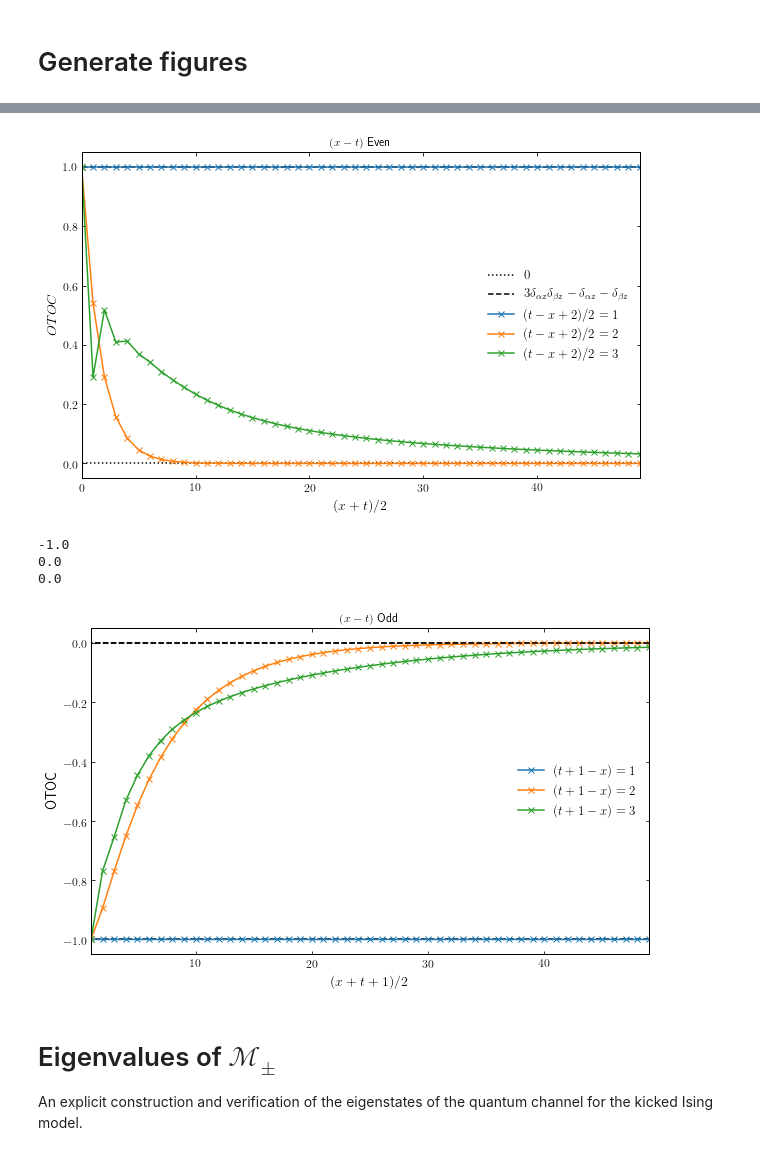
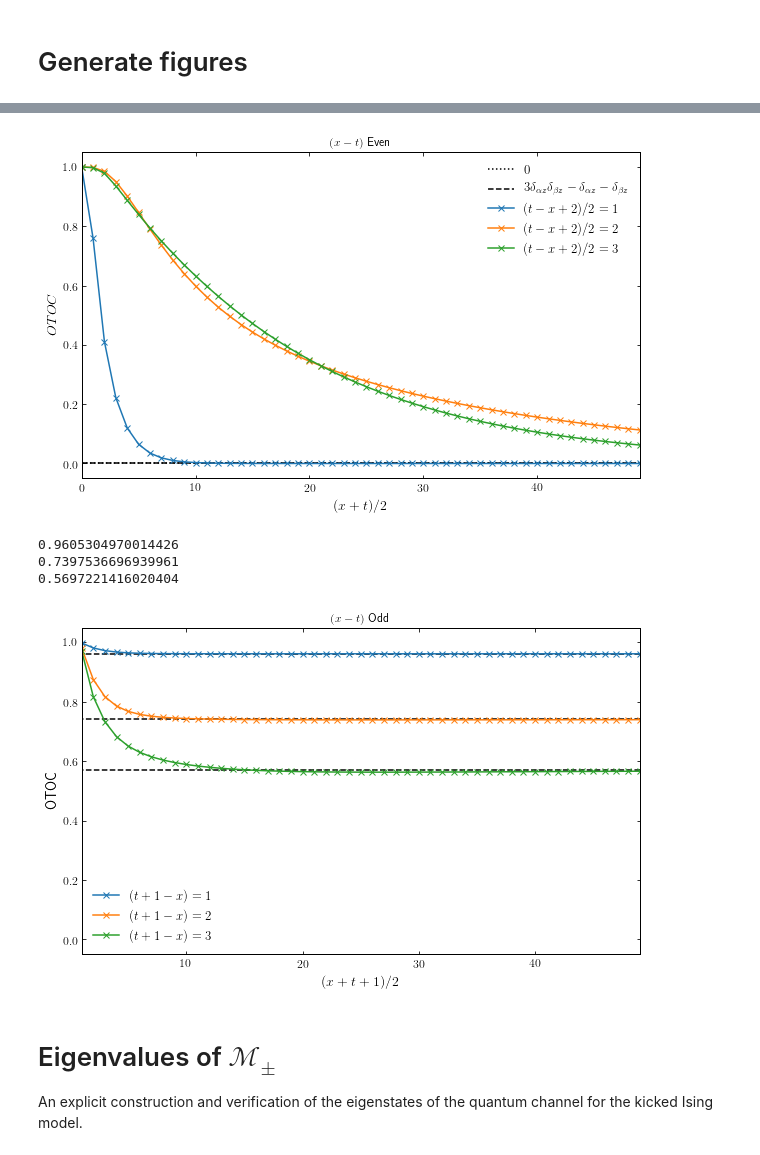
Before and after one commit to PieterWClaeys/UnitaryCircuits, a Jupyter notebook: OTOC_nlayers.ipynb, the cells around one changed output, grey strips where cells are left out. Drawn from its saved outputs; the diff is of its cells as text; code cells hidden in the pictures.

```diff
--- a/OTOC_nlayers.ipynb
+++ b/OTOC_nlayers.ipynb
@@ -566,8 +566,8 @@ plt.show()
 # %%
 h_1, h_2 = 0.2, 0.3
 U = KIM_gate(h_1, h_2)
-op_L, op_R = Z, Z
-file_ex = 'zz'
+op_L, op_R = X, X
+file_ex = 'xx'
 n_t = 50
 # %%
 #Get OTOC for even (x-t)
@@ -593,45 +593,45 @@ plt.legend()
 #plt.savefig('OTOC_KIM_%s_even.pdf'%file_ex)
 plt.show()
 # %% [output]
-[figure, old version]
+[figure, new version]
 # %%
 #Get OTOC for odd (x-t)
 plt.figure()
 for n_l in range(1,4):
     [t_range, OTOC_range] = evol_odd(U, op_L, op_R, n_l, n_t)
     #XX
-    #otoc_ss = np.cos(h_1)**2 * np.cos(h_1+h_2)**(2*(n_l-1))    #xx
+    otoc_f = np.cos(h_1)**2 * np.cos(h_1+h_2)**(2*(n_l-1))
 
     #ZX
     #if(n_l == 1):
     #    otoc_ss = np.cos(h_1)**2 *2. - 1.   #zx
     #else:
     #    otoc_ss = (np.cos(h_1)**2 * np.cos(h_1+h_2)**(2*(n_l-1)))*2 - (np.cos(h_1)**2 * np.cos(h_1+h_2)**(2*(n_l-2)))   #zx
     #ZZ
-    if(n_l == 1):
-        otoc_f = - 1.
-    else:
-        otoc_f = 0.
+    #if(n_l == 1):
+    #    otoc_f = - 1.
+    #else:
+    #    otoc_f = 0.
 
 
     print(otoc_f)
     plt.plot(t_range,[otoc_f]*len(t_range),'k--')
     plt.plot(t_range,OTOC_range.real,'x-',label=r'$(t+1-x)=%s$'%n_l)
 
 
 
 plt.title(r'$(x-t)$ Odd ')
 plt.xlabel(r'$(x+t+1)/2$')
 plt.ylabel(r'OTOC')
 plt.legend()
 plt.xlim(1,n_t-1)
 #plt.savefig('OTOC_KIM_%s_odd.pdf'%file_ex)
 plt.show()
 # %% [output]
--1.0
-0.0
-0.0
+0.9605304970014426
+0.7397536696939961
+0.5697221416020404
-[figure, old version]
+[figure, new version]
 # %% [markdown]
 # Eigenvalues of $\mathcal{M}_{\pm}$
 
```
Also changed, not shown: parts of 5 cells of this notebook.
